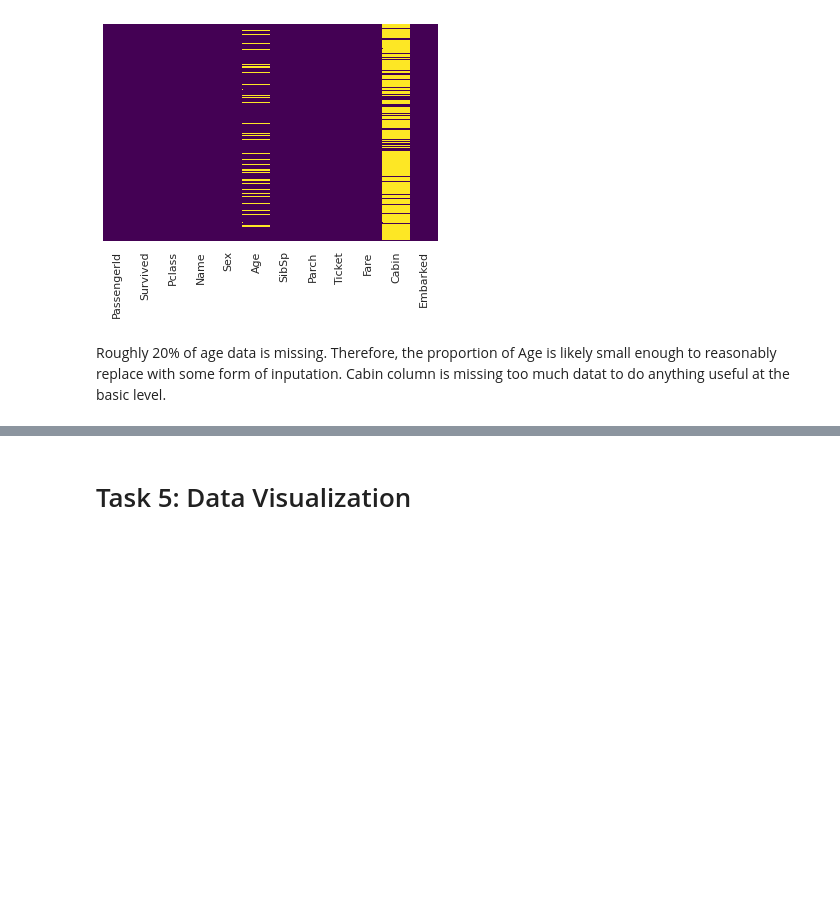
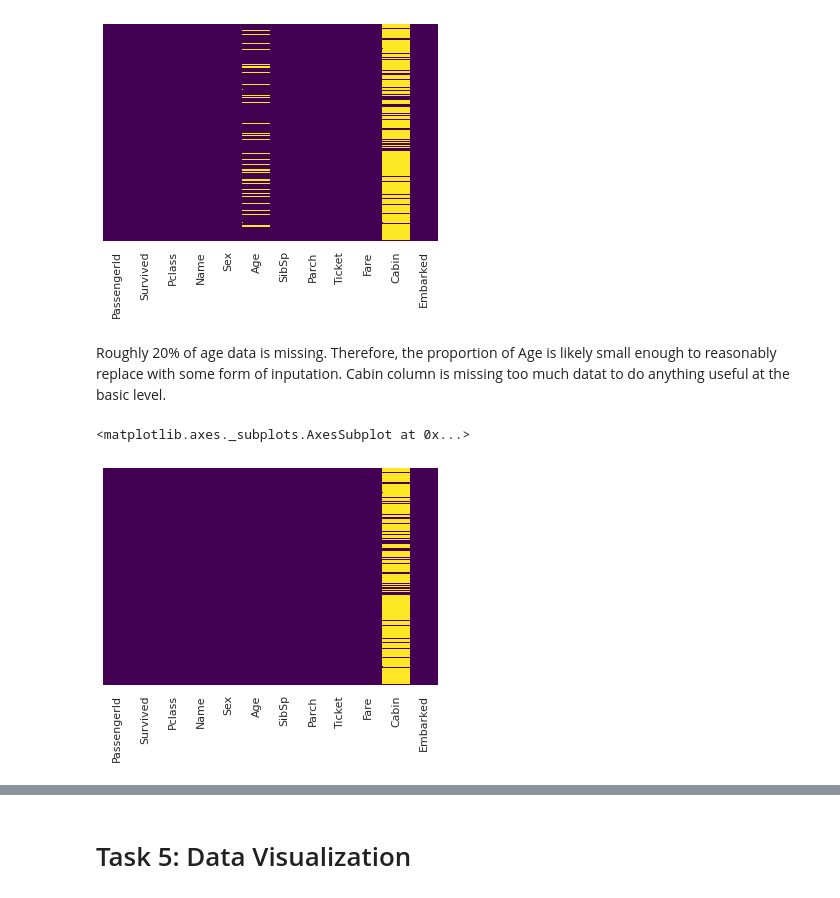
Before and after one commit to markquark125/Summer-MicroCredentials, a Jupyter notebook: Titanic_Logistics_Regression.ipynb, the cells around one changed output, grey strips where cells are left out. Cells and saved outputs as stored; diff of their text form; code cells hidden in the pictures; blank space fills up the shorter version.

```diff
--- a/Titanic_Logistics_Regression.ipynb
+++ b/Titanic_Logistics_Regression.ipynb
@@ -98,3 +98,26 @@ sns.heatmap(train.isnull(), yticklabels=False, cbar=False, cmap='viridis')
 [figure]
 # %% [markdown]
 Roughly 20% of age data is missing. Therefore, the proportion of Age is likely small enough to reasonably replace with some form of inputation. Cabin column is missing too much datat to do anything useful at the basic level.
+# %%
+def input_age(cols):
+    Age = cols[0]
+
+    Pclass = cols[1]
+
+    if pd.isnull(Age):
+        if Pclass == 1:
+            return 37
+        elif Pclass == 2:
+            return 29
+        else:
+            return 24
+    else:
+        return Age
+# %%
+# .apply() - Asses and manipulate columns
+train['Age'] = train[['Age', 'Pclass']].apply(input_age, axis=1)
+# %%
+sns.heatmap(train.isnull(), yticklabels=False, cbar=False, cmap='viridis')
+# %% [output]
+<matplotlib.axes._subplots.AxesSubplot at 0x...>
+[figure, added]
```
Also changed, not shown: parts of 33 cells of this notebook.
